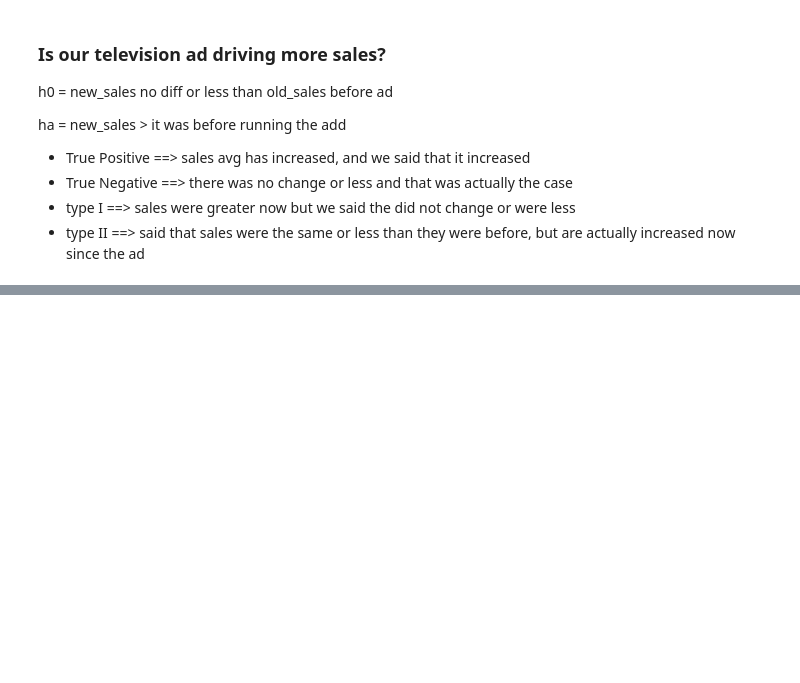
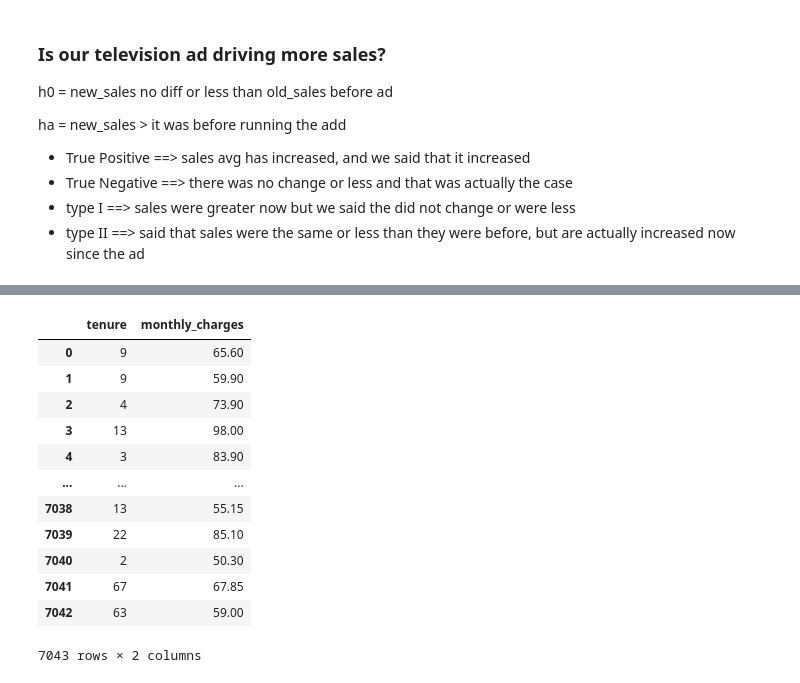
Before and after one commit to Joshua-Click/statistics-exercises, a Jupyter notebook: hypothesis_testing.ipynb, the cells around one changed output, grey strips where cells are left out. Drawn from its saved outputs; the diff is of its cells as text; code cells hidden in the pictures; blank space fills up the shorter version.

```diff
--- a/hypothesis_testing.ipynb
+++ b/hypothesis_testing.ipynb
@@ -42,0 +96,16 @@ ha = new_sales > it was before running the add
+# %%
+ten_cust
+# %% [output]
+|  | tenure | monthly_charges |
+| 0 | 9 | 65.60 |
+| 1 | 9 | 59.90 |
+| 2 | 4 | 73.90 |
+| 3 | 13 | 98.00 |
+| 4 | 3 | 83.90 |
+| ... | ... | ... |
+| 7038 | 13 | 55.15 |
+| 7039 | 22 | 85.10 |
+| 7040 | 2 | 50.30 |
+| 7041 | 67 | 67.85 |
+| 7042 | 63 | 59.00 |
+7043 rows × 2 columns
```
Also changed, not shown: parts of 23 cells of this notebook.
